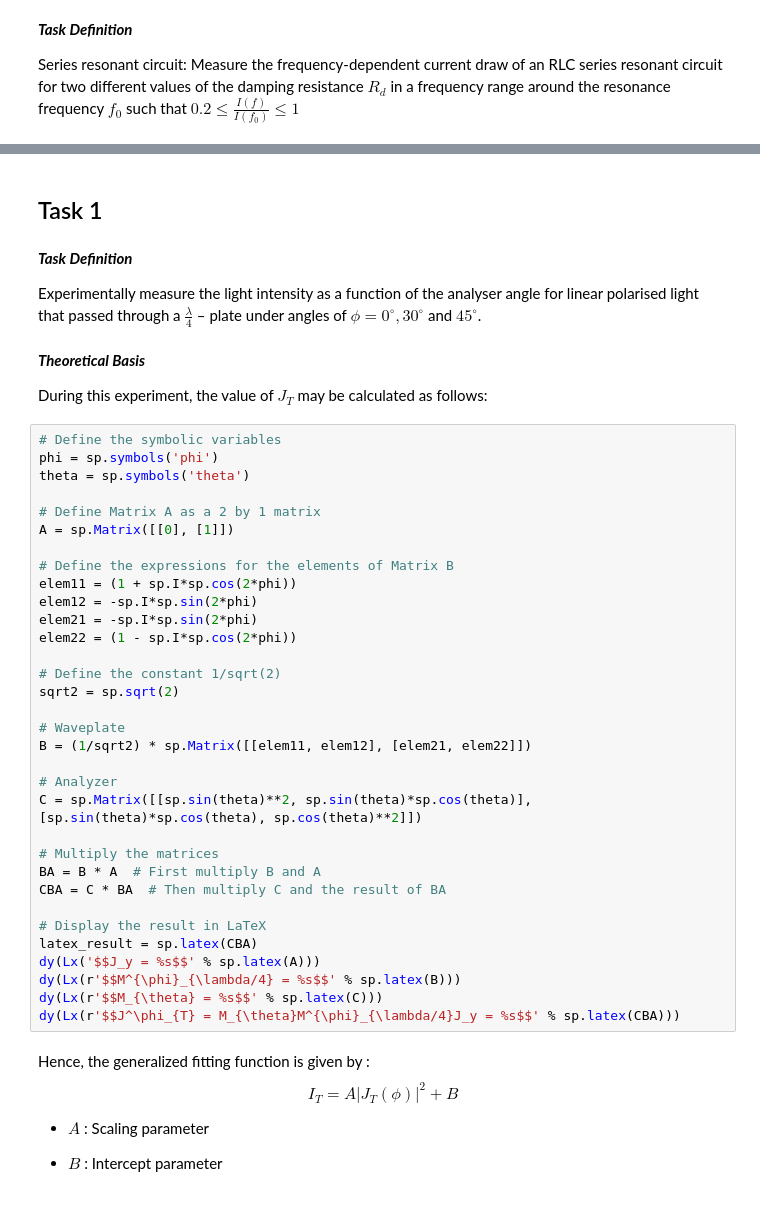
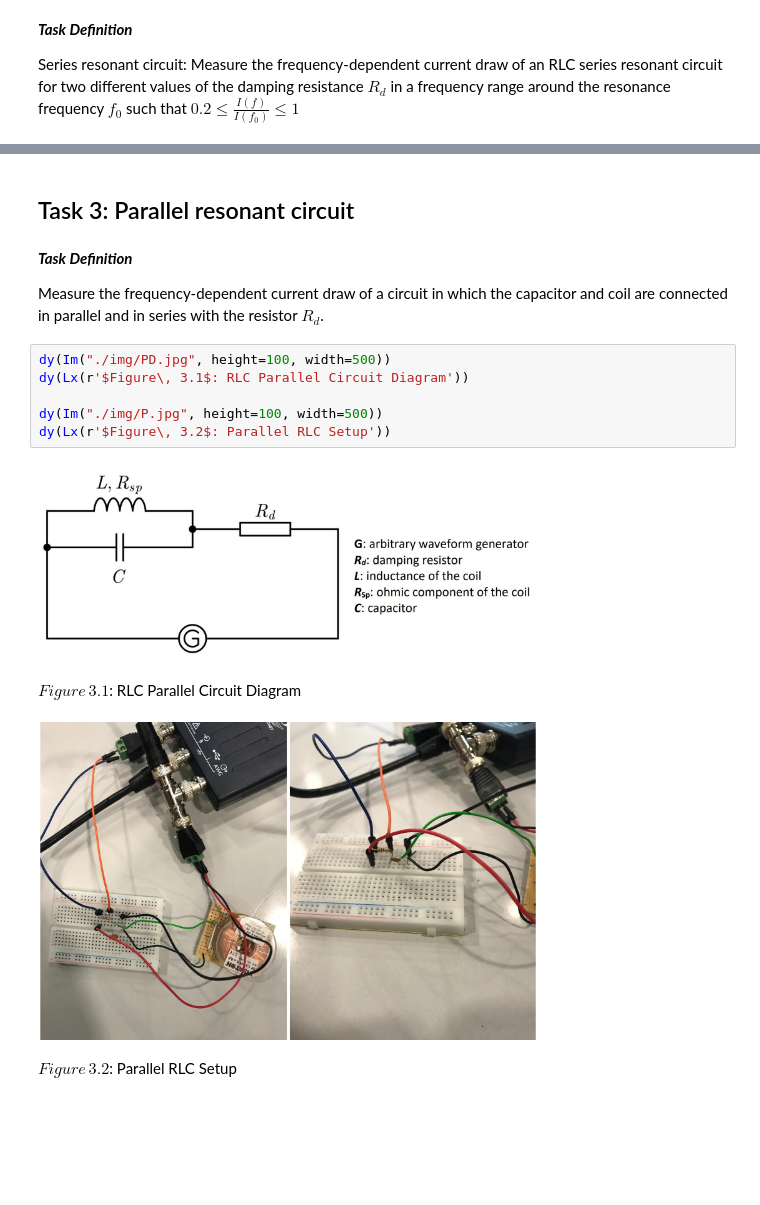
Before and after one commit to edhar98/Lab2, a Jupyter notebook: E12/E12He.ipynb, the cells around one changed output, grey strips where cells are left out. Drawn from its saved outputs; the diff is of its cells as text; blank space fills up the shorter version.

```diff
--- a/E12/E12He.ipynb
+++ b/E12/E12He.ipynb
@@ -216,49 +188,17 @@ fit_and_plot(df1, 'x1', 'y1', xlabel, ylabel, title, scatter_points=100)
 # %% [markdown]
-## Task 1
+## Task 3: Parallel resonant circuit
 # %% [markdown]
 ***Task Definition***
 
-Experimentally measure the light intensity as a function of the analyser angle for linear polarised light that passed through a $\frac{λ}{4}$ – plate under angles of $\phi = 0^\circ, 30^\circ$ and $45^\circ$.
+Measure the frequency-dependent current draw of a circuit in which the capacitor and coil are connected in parallel and in series with the resistor $R_d$.
-# %% [markdown]
-***Theoretical Basis***
-
-During this experiment, the value of $J_T$ may be calculated as follows:
 # %%
-# Define the symbolic variables
-phi = sp.symbols('phi')
-theta = sp.symbols('theta')
+dy(Im("./img/PD.jpg", height=100, width=500))
+dy(Lx(r'$Figure\, 3.1$: RLC Parallel Circuit Diagram'))
 
-# Define Matrix A as a 2 by 1 matrix
-A = sp.Matrix([[0], [1]])
-
-# Define the expressions for the elements of Matrix B
-elem11 = (1 + sp.I*sp.cos(2*phi))
-elem12 = -sp.I*sp.sin(2*phi)
-elem21 = -sp.I*sp.sin(2*phi)
-elem22 = (1 - sp.I*sp.cos(2*phi))
-
-# Define the constant 1/sqrt(2)
-sqrt2 = sp.sqrt(2)
-
-# Waveplate
-B = (1/sqrt2) * sp.Matrix([[elem11, elem12], [elem21, elem22]])
-
-# Analyzer
-C = sp.Matrix([[sp.sin(theta)**2, sp.sin(theta)*sp.cos(theta)], [sp.sin(theta)*sp.cos(theta), sp.cos(theta)**2]])
-
-# Multiply the matrices
-BA = B * A  # First multiply B and A
-CBA = C * BA  # Then multiply C and the result of BA
-
-# Display the result in LaTeX
-latex_result = sp.latex(CBA)
-dy(Lx('$$J_y = %s$$' % sp.latex(A)))
-dy(Lx(r'$$M^{\phi}_{\lambda/4} = %s$$' % sp.latex(B)))
-dy(Lx(r'$$M_{\theta} = %s$$' % sp.latex(C)))
-dy(Lx(r'$$J^\phi_{T} = M_{\theta}M^{\phi}_{\lambda/4}J_y = %s$$' % sp.latex(CBA)))
+dy(Im("./img/P.jpg", height=100, width=500))
+dy(Lx(r'$Figure\, 3.2$: Parallel RLC Setup'))
+# %% [output]
+[figure, added]
+$Figure\, 3.1$: RLC Parallel Circuit Diagram
+[figure, added]
+$Figure\, 3.2$: Parallel RLC Setup
-# %% [markdown]
-Hence, the generalized fitting function is given by : $$I_T = A|J_T(\phi)|^2 + B \label{eq1.3} \tag{1.3}$$
-
-- $A$ : Scaling parameter
-
-- $B$ : Intercept parameter
```
Also changed, not shown: parts of 34 cells of this notebook, 13 other files.
